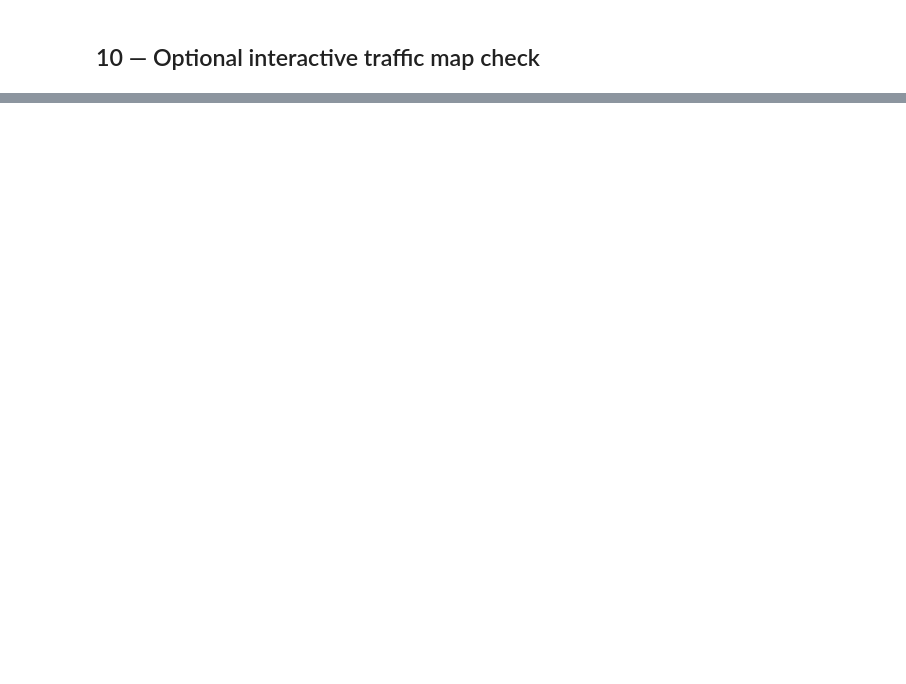
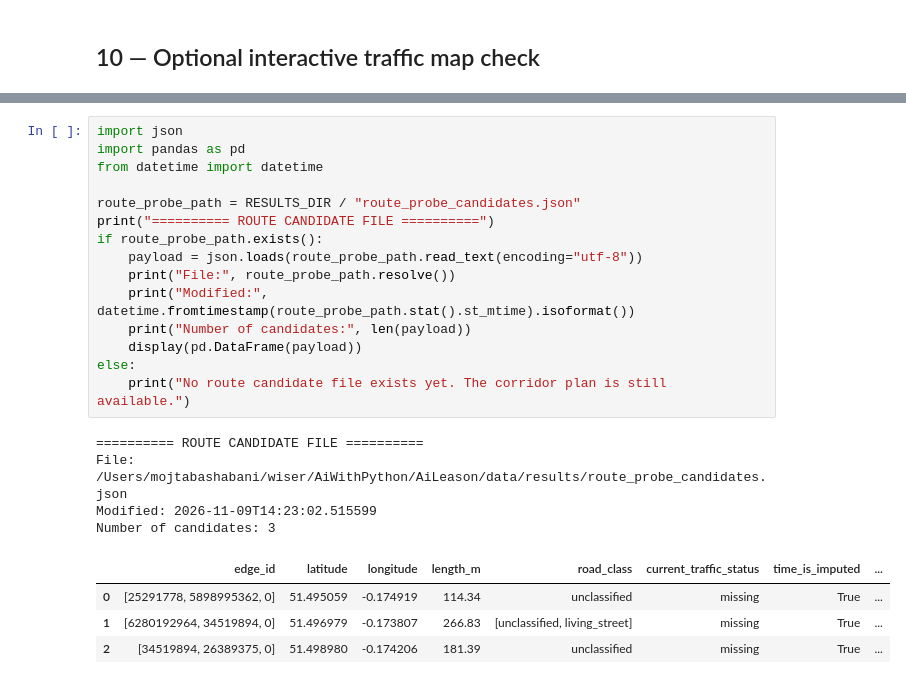
Before and after one commit to Aihan-2005/AiWithPython, a Jupyter notebook: AiLeason/notebooks/05_traffic_quality.ipynb, the cells around one changed output, grey strips where cells are left out. Saved outputs shown, nothing was run; the diff lists cells and outputs as text; blank space fills up the shorter version.

```diff
--- a/AiLeason/notebooks/05_traffic_quality.ipynb
+++ b/AiLeason/notebooks/05_traffic_quality.ipynb
@@ -676,0 +858,24 @@ NameError: name 'ui_state' is not defined
+# %%
+import json
+import pandas as pd
+from datetime import datetime
+
+route_probe_path = RESULTS_DIR / "route_probe_candidates.json"
+print("========== ROUTE CANDIDATE FILE ==========")
+if route_probe_path.exists():
+    payload = json.loads(route_probe_path.read_text(encoding="utf-8"))
+    print("File:", route_probe_path.resolve())
+    print("Modified:", datetime.fromtimestamp(route_probe_path.stat().st_mtime).isoformat())
+    print("Number of candidates:", len(payload))
+    display(pd.DataFrame(payload))
+else:
+    print("No route candidate file exists yet. The corridor plan is still available.")
+# %% [output]
+========== ROUTE CANDIDATE FILE ==========
+File: /Users/mojtabashabani/wiser/AiWithPython/AiLeason/data/results/route_probe_candidates.json
+Modified: 2026-11-09T14:23:02.515599
+Number of candidates: 3
+|  | edge_id | latitude | longitude | length_m | road_class | current_traffic_status | time_is_imputed | ... |
+| 0 | [25291778, 5898995362, 0] | 51.495059 | -0.174919 | 114.34 | unclassified | missing | True | ... |
+| 1 | [6280192964, 34519894, 0] | 51.496979 | -0.173807 | 266.83 | [unclassified, living_street] | missing | True | ... |
+| 2 | [34519894, 26389375, 0] | 51.498980 | -0.174206 | 181.39 | unclassified | missing | True | ... |
```
Also changed, not shown: parts of 14 cells of this notebook, 13 other files.
